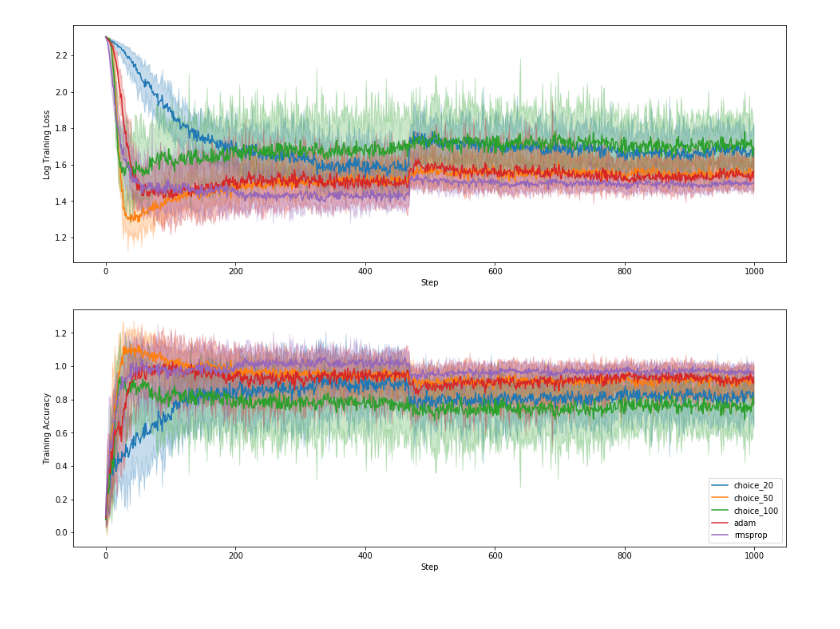
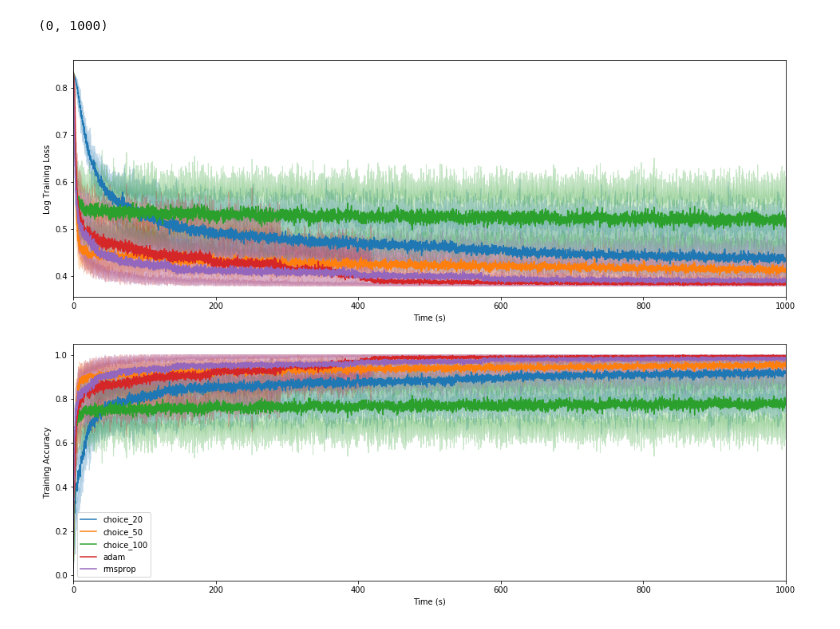
Before and after one commit to thetianshuhuang/l2o, a Jupyter notebook: Untitled.ipynb, the cells around one changed output. Drawn from its saved outputs; the diff is of its cells as text; code cells hidden in the pictures.

```diff
--- a/Untitled.ipynb
+++ b/Untitled.ipynb
@@ -65,8 +63,11 @@ axs.legend()
 # %%
 fig, axs = plt.subplots(2, 1, figsize=(16, 12))
-plot.plot_stats_batch(["choice_20", "choice_50", "choice_100", "adam", "rmsprop"], axs, end=1000)
+plot.plot_stats_batch(["choice_20", "choice_50", "choice_100", "adam", "rmsprop"], axs, end=0, use_time=True)
+axs[0].set_xlim(0, 1000)
+axs[1].set_xlim(0, 1000)
 # %% [output]
+(0, 1000)
-[figure, old version]
+[figure, new version]
 # %%
 x = np.load("baseline_1/adam/conv_train.npz")
 # %%
```
Also changed, not shown: parts of 6 cells of this notebook, 3 other files.
